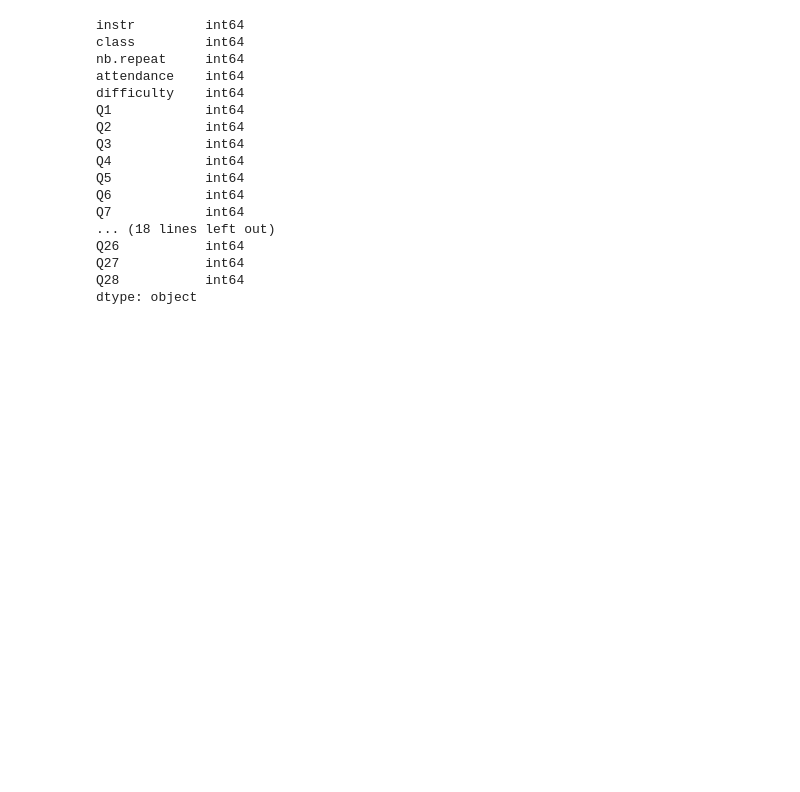
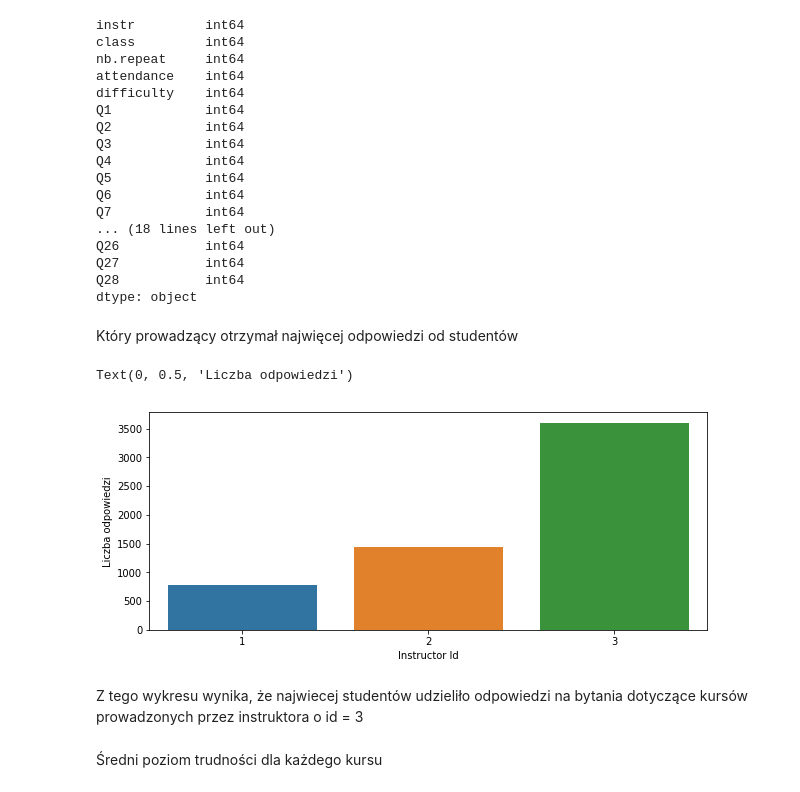
Before and after one commit to lukaszszy/data-mining, a Jupyter notebook: Projekt.ipynb, the cells around one changed output. Drawn from its saved outputs; the diff is of its cells as text; code cells hidden in the pictures; blank space fills up the shorter version.

Commit message:
Matplot
Który prowadzący otrzymał najwięcej odpowiedzi od studentów, Średni poziom trudności dla każdego kursu

```diff
--- a/Projekt.ipynb
+++ b/Projekt.ipynb
@@ -89,3 +89,17 @@ Q26           int64
 Q27           int64
 Q28           int64
 dtype: object
+# %% [markdown]
+Który prowadzący otrzymał najwięcej odpowiedzi od studentów
+# %%
+plt.figure(figsize=(10, 4))
+plot1 = sns.countplot(x='instr', data = r)
+plot1.set_xlabel('Instructor Id')
+plot1.set_ylabel('Liczba odpowiedzi')
+# %% [output]
+Text(0, 0.5, 'Liczba odpowiedzi')
+[figure, added]
+# %% [markdown]
+Z tego wykresu wynika, że najwiecej studentów udzieliło odpowiedzi na bytania dotyczące kursów prowadzonych  przez instruktora o id = 3
+# %% [markdown]
+Średni poziom trudności dla każdego kursu
```
Also changed, not shown: parts of 2 cells of this notebook.
